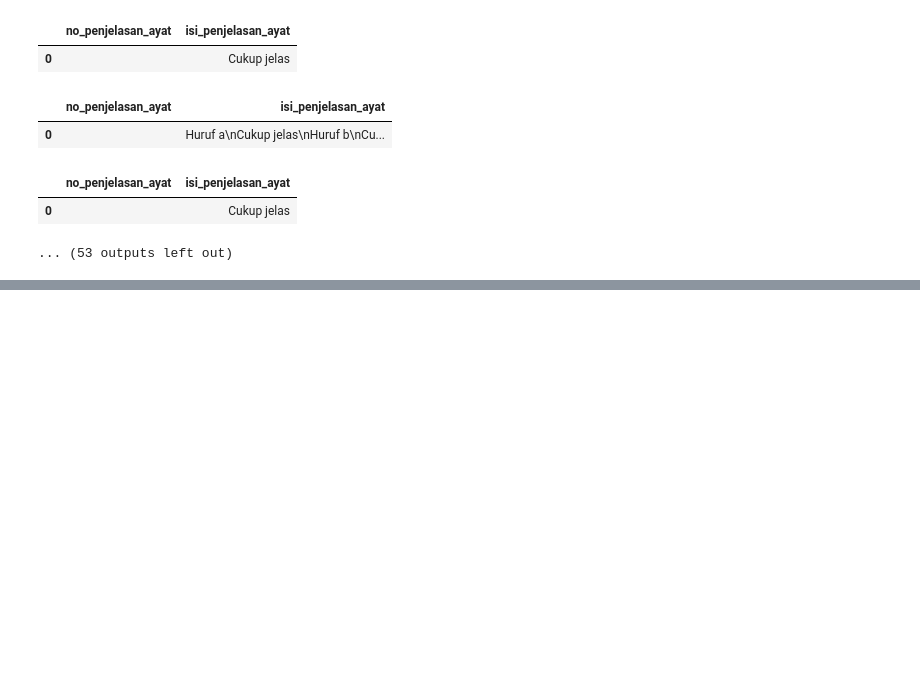
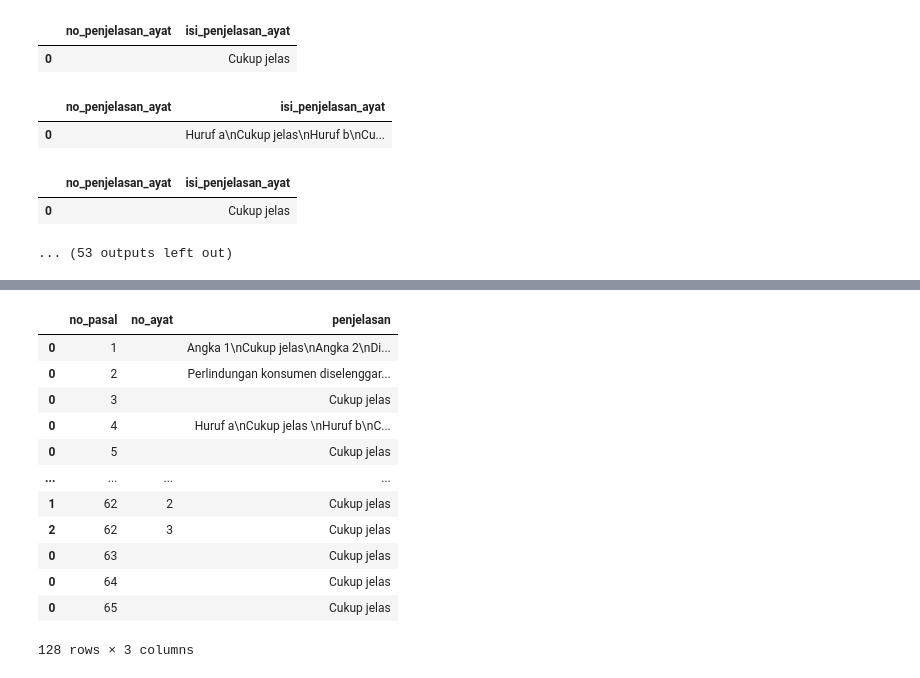
Before and after one commit to LemHS/TransformasiDataTextUU, a Jupyter notebook: uu8-1999.ipynb, the cells around one changed output, grey strips where cells are left out. Saved outputs shown, nothing was run; the diff lists cells and outputs as text; code cells hidden in the pictures; blank space fills up the shorter version.

Commit message:
Memperbaiki beberapa regex, membuat keseluruhan data frame

```diff
--- a/uu8-1999.ipynb
+++ b/uu8-1999.ipynb
@@ -450,0 +458,31 @@ df
+# %%
+df_penjelasan_lst = []
+
+lst_no_penjelasan_pasal, lst_isi_penjelasan_pasal = ambil_penjelasan_pasal(penjelasan)
+
+for i_penjelasan_pasal, no_penjelasan_pasal in enumerate(lst_no_penjelasan_pasal):
+    lst_no_penjelasan_ayat, lst_isi_penjelasan_ayat = ambil_penjelasan_ayat(lst_isi_penjelasan_pasal[i_penjelasan_pasal])
+    df_penjelasan_ayat = pd.DataFrame()
+    df_penjelasan_ayat['penjelasan'] = lst_isi_penjelasan_ayat
+    df_penjelasan_ayat['no_ayat'] = lst_no_penjelasan_ayat
+    df_penjelasan_ayat['no_pasal'] = no_penjelasan_pasal
+    df_penjelasan_lst.append(df_penjelasan_ayat)
+
+df_penjelasan = pd.concat(df_penjelasan_lst)
+df_penjelasan = df_penjelasan[['no_pasal', 'no_ayat', 'penjelasan']]
+# %%
+df_penjelasan
+# %% [output]
+|  | no_pasal | no_ayat | penjelasan |
+| 0 | 1 |  | Angka 1\nCukup jelas\nAngka 2\nDi... |
+| 0 | 2 |  | Perlindungan konsumen diselenggar... |
+| 0 | 3 |  | Cukup jelas |
+| 0 | 4 |  | Huruf a\nCukup jelas \nHuruf b\nC... |
+| 0 | 5 |  | Cukup jelas |
+| ... | ... | ... | ... |
+| 1 | 62 | 2 | Cukup jelas |
+| 2 | 62 | 3 | Cukup jelas |
+| 0 | 63 |  | Cukup jelas |
+| 0 | 64 |  | Cukup jelas |
+| 0 | 65 |  | Cukup jelas |
+128 rows × 3 columns
```
Also changed, not shown: parts of 11 cells of this notebook.
